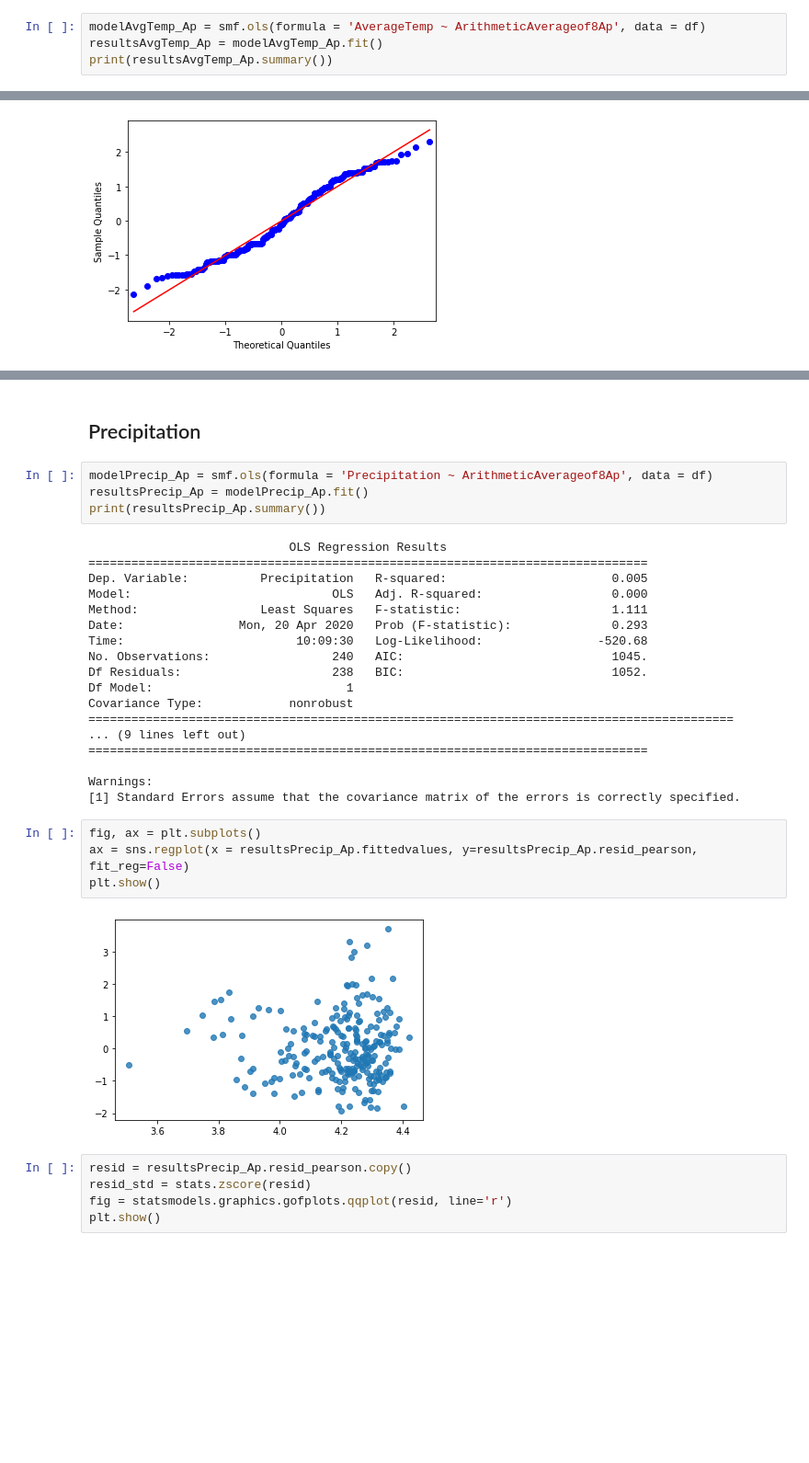
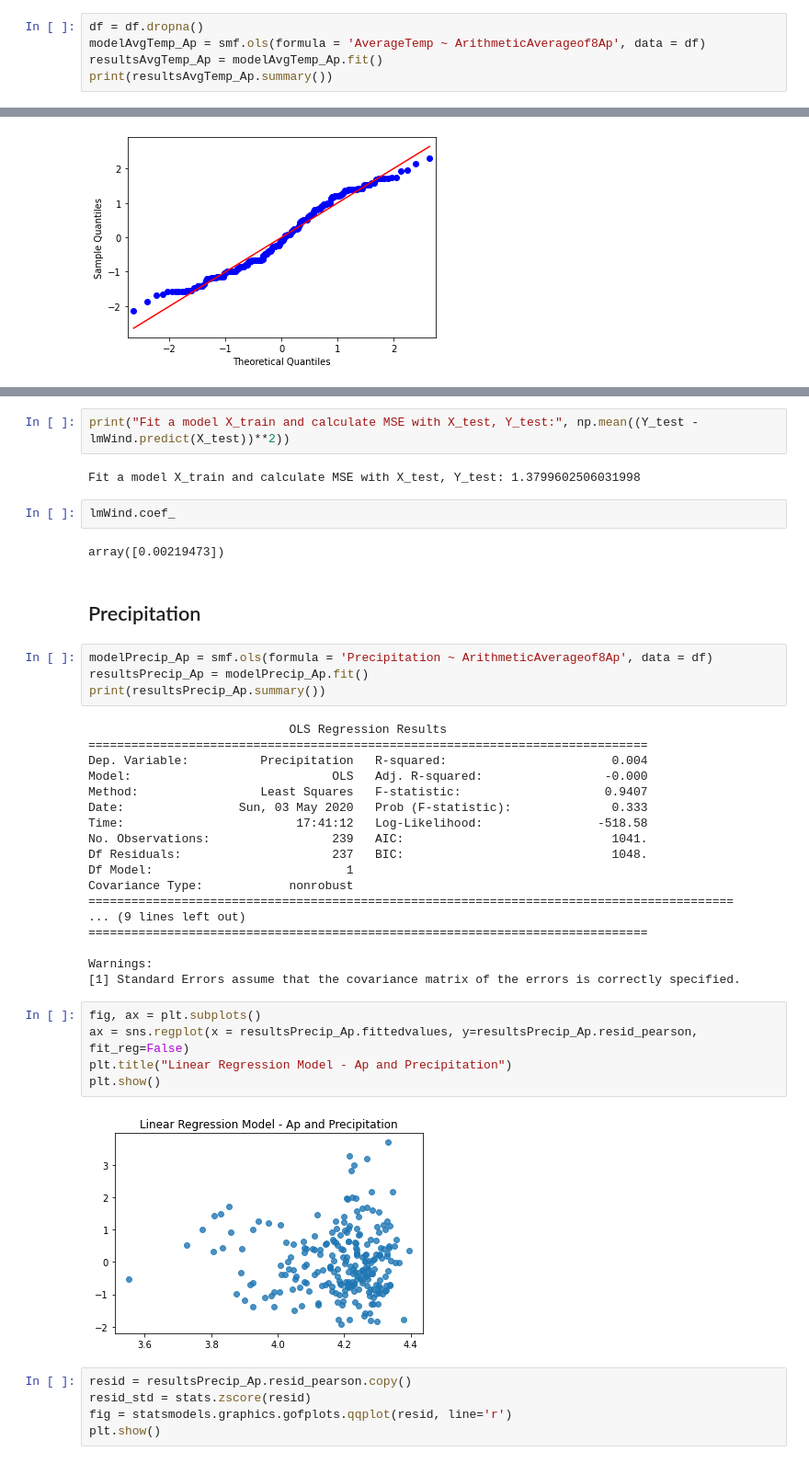
Before and after one commit to heatherholcomb/EffectsOfSpaceWeather, a Jupyter notebook: EffectsOfSpaceWeather_Ap_Climate.ipynb, the cells around one changed output, grey strips where cells are left out. Shown: that part at 92% size. Drawn from its saved outputs; the diff is of its cells as text; blank space fills up the shorter version.

```diff
--- a/EffectsOfSpaceWeather_Ap_Climate.ipynb
+++ b/EffectsOfSpaceWeather_Ap_Climate.ipynb
@@ -382,6 +383,7 @@ Index(['SumOfKps', 'F10_7', 'FluxQualifier',
 # %% [markdown]
 ## Average Temperature
 # %%
+df = df.dropna()
 modelAvgTemp_Ap = smf.ols(formula = 'AverageTemp ~ ArithmeticAverageof8Ap', data = df)
 resultsAvgTemp_Ap = modelAvgTemp_Ap.fit()
 print(resultsAvgTemp_Ap.summary())
@@ -468,3 +507,11 @@ plt.show()
+# %%
+print("Fit a model X_train and calculate MSE with X_test, Y_test:", np.mean((Y_test - lmWind.predict(X_test))**2))
+# %% [output]
+Fit a model X_train and calculate MSE with X_test, Y_test: 1.3799602506031998
+# %%
+lmWind.coef_
+# %% [output]
+array([0.00219473])
 # %% [markdown]
 ## Precipitation
 # %%
@@ -474,13 +521,13 @@ print(resultsPrecip_Ap.summary())
 # %% [output]
                             OLS Regression Results
 ==============================================================================
-Dep. Variable:          Precipitation   R-squared:                       0.005
-Model:                            OLS   Adj. R-squared:                  0.000
-Method:                 Least Squares   F-statistic:                     1.111
-Date:                Mon, 20 Apr 2020   Prob (F-statistic):              0.293
-Time:                        10:09:30   Log-Likelihood:                -520.68
-No. Observations:                 240   AIC:                             1045.
-Df Residuals:                     238   BIC:                             1052.
+Dep. Variable:          Precipitation   R-squared:                       0.004
+Model:                            OLS   Adj. R-squared:                 -0.000
+Method:                 Least Squares   F-statistic:                    0.9407
+Date:                Sun, 03 May 2020   Prob (F-statistic):              0.333
+Time:                        17:41:12   Log-Likelihood:                -518.58
+No. Observations:                 239   AIC:                             1041.
+Df Residuals:                     237   BIC:                             1048.
 Df Model:                           1
 Covariance Type:            nonrobust
 ==========================================================================================
@@ -492,9 +539,10 @@ Warnings:
 # %%
 fig, ax = plt.subplots()
 ax = sns.regplot(x = resultsPrecip_Ap.fittedvalues, y=resultsPrecip_Ap.resid_pearson, fit_reg=False)
+plt.title("Linear Regression Model - Ap and Precipitation")
 plt.show()
 # %% [output]
-[figure, old version]
+[figure, new version]
 # %%
 resid = resultsPrecip_Ap.resid_pearson.copy()
 resid_std = stats.zscore(resid)
```
Also changed, not shown: parts of 25 cells of this notebook, 4 other files.
